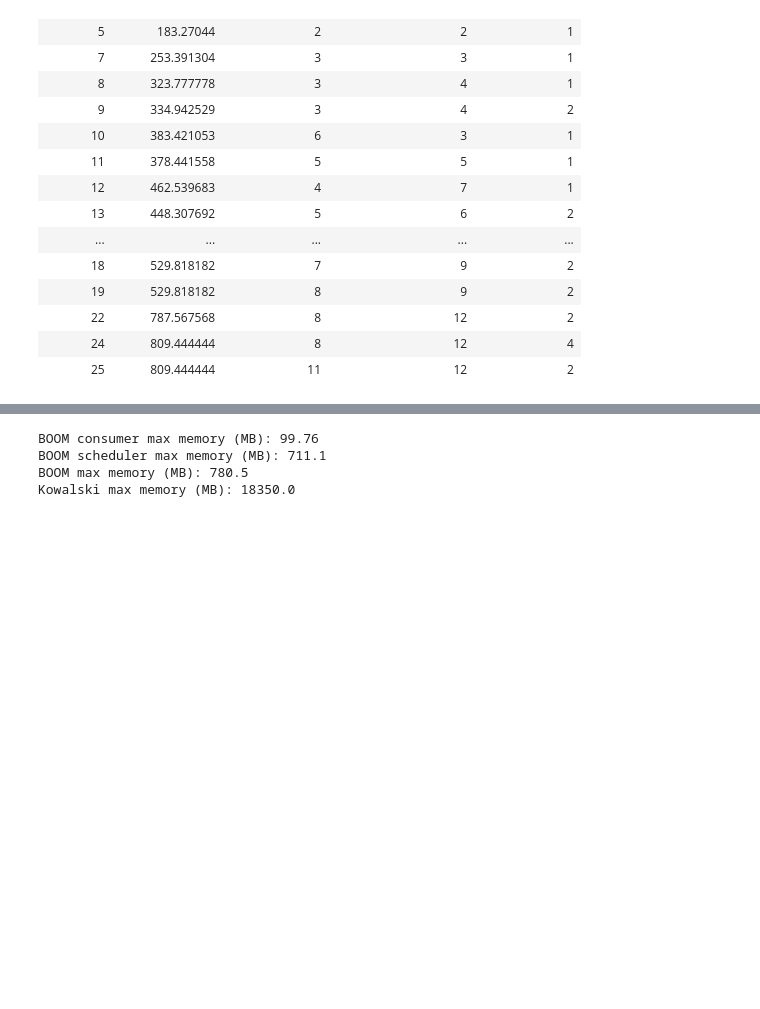
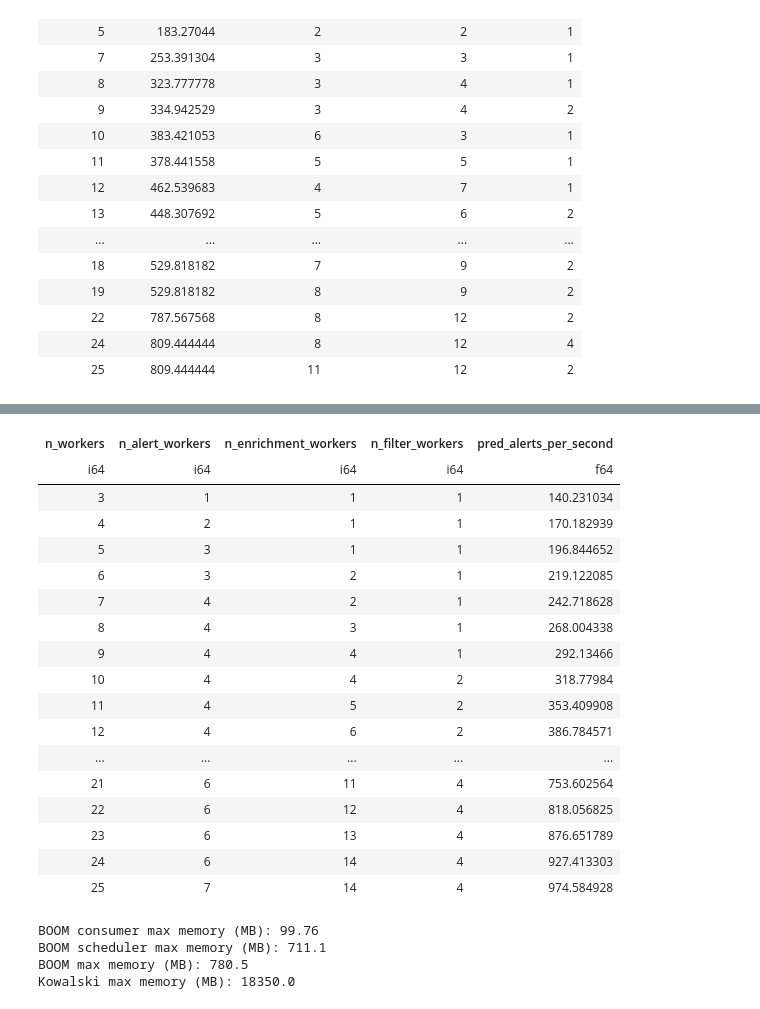
Before and after one commit to boom-astro/boom-paper, a Jupyter notebook: notebooks/analyze-logs.ipynb, the cells around one changed output, grey strips where cells are left out. Cells and saved outputs as stored; diff of their text form; code cells hidden in the pictures; blank space fills up the shorter version.

```diff
--- a/notebooks/analyze-logs.ipynb
+++ b/notebooks/analyze-logs.ipynb
@@ -265,3 +265,81 @@ shape: (19, 5)
 | 22 | 787.567568 | 8 | 12 | 2 |
 | 24 | 809.444444 | 8 | 12 | 4 |
 | 25 | 809.444444 | 11 | 12 | 2 |
+# %%
+# Fit a regularized quadratic model and predict the best worker split for each total
+import numpy as np
+from sklearn.linear_model import Ridge
+from sklearn.pipeline import make_pipeline
+from sklearn.preprocessing import PolynomialFeatures
+
+# A linear model over a fixed worker budget will usually pick a corner solution.
+# Add quadratic and interaction terms so the model can prefer interior optima.
+model_features = [
+    "n_alert_workers",
+    "n_enrichment_workers",
+    "n_filter_workers",
+]
+X = df_boom.select(model_features).to_numpy()
+y = np.log(df_boom["wall_time_s"].to_numpy())
+
+quadratic_model = make_pipeline(
+    PolynomialFeatures(degree=2, include_bias=False),
+    Ridge(alpha=1.0),
+)
+quadratic_model.fit(X, y)
+
+
+def generate_worker_splits(total_workers: int) -> list[tuple[int, int, int]]:
+    if total_workers < 3:
+        return []
+    splits = []
+    for n_alert_workers in range(1, total_workers - 1):
+        for n_enrichment_workers in range(1, total_workers - n_alert_workers):
+            n_filter_workers = (
+                total_workers - n_alert_workers - n_enrichment_workers
+            )
+            if n_filter_workers >= 1:
+                splits.append(
+                    (
+                        n_alert_workers,
+                        n_enrichment_workers,
+                        n_filter_workers,
+                    )
+                )
+    return splits
+
+
+predicted_optima = []
+for total_workers in range(3, 26):
+    splits = generate_worker_splits(total_workers)
+    if not splits:
+        predicted_optima.append(
+            {
+                "n_workers": total_workers,
+                "n_alert_workers": None,
+                "n_enrichment_workers": None,
+                "n_filter_workers": None,
+                "predicted_wall_time_s": None,
+                "predicted_alerts_per_second": None,
+            }
+        )
+        continue
+    split_array = np.array(splits)
+    predicted_log_wall = quadratic_model.predict(split_array)
+    predicted_wall_time = np.exp(predicted_log_wall)
+    predicted_throughput = n_alerts / predicted_wall_time
+    best_index = int(np.argmin(predicted_wall_time))
+    best_split = splits[best_index]
+    predicted_optima.append(
+        {
+            "n_workers": total_workers,
+            "n_alert_workers": best_split[0],
+            "n_enrichment_workers": best_split[1],
+            "n_filter_workers": best_split[2],
+            "pred_alerts_per_second": predicted_throughput[best_index],
+        }
+    )
+
+df_predicted_optima = pl.DataFrame(predicted_optima)
+df_predicted_optima
+# %% [output]
@@ -268,3 +347,21 @@ shape: (19, 5)
+| n_workers | n_alert_workers | n_enrichment_workers | n_filter_workers | pred_alerts_per_second |
+| i64 | i64 | i64 | i64 | f64 |
+| 3 | 1 | 1 | 1 | 140.231034 |
+| 4 | 2 | 1 | 1 | 170.182939 |
+| 5 | 3 | 1 | 1 | 196.844652 |
+| 6 | 3 | 2 | 1 | 219.122085 |
+| 7 | 4 | 2 | 1 | 242.718628 |
+| 8 | 4 | 3 | 1 | 268.004338 |
+| 9 | 4 | 4 | 1 | 292.13466 |
+| 10 | 4 | 4 | 2 | 318.77984 |
+| 11 | 4 | 5 | 2 | 353.409908 |
+| 12 | 4 | 6 | 2 | 386.784571 |
+| ... | ... | ... | ... | ... |
+| 21 | 6 | 11 | 4 | 753.602564 |
+| 22 | 6 | 12 | 4 | 818.056825 |
+| 23 | 6 | 13 | 4 | 876.651789 |
+| 24 | 6 | 14 | 4 | 927.413303 |
+| 25 | 7 | 14 | 4 | 974.584928 |
 # %%
 # Analyze some of the memory usage
 import json
```
Also changed, not shown: parts of 3 cells of this notebook, 12 other files.
